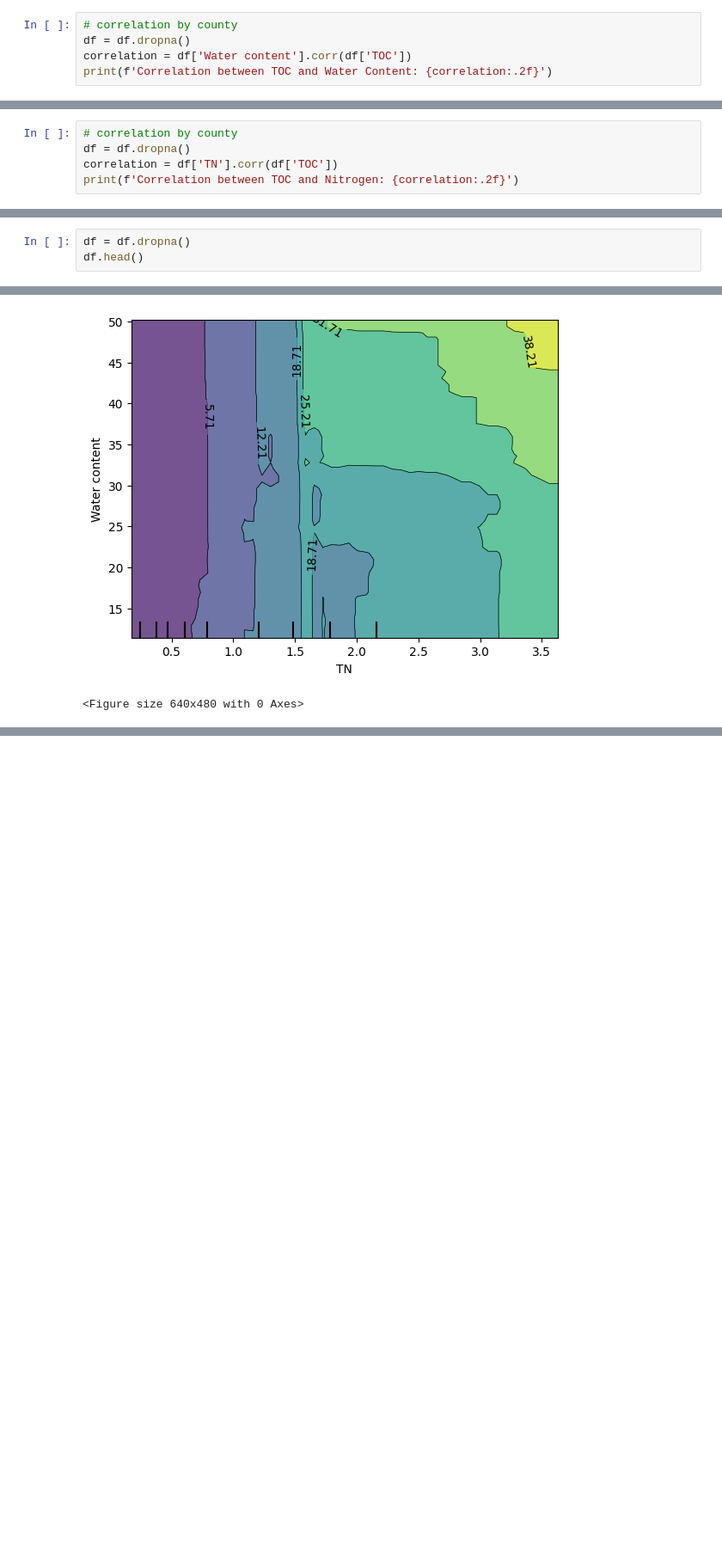
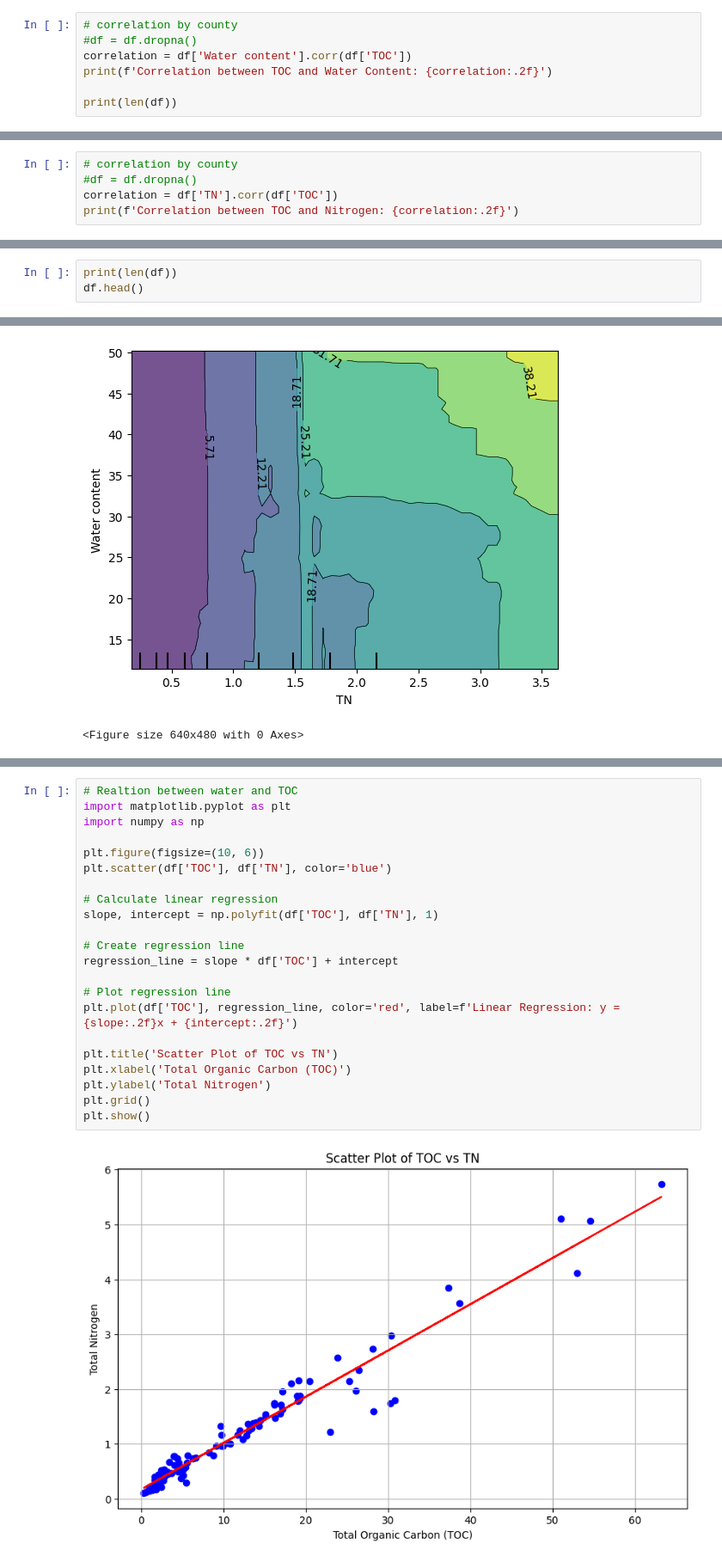
Before and after one commit to ostadsgo/cbm, a Jupyter notebook: DA-Carbon.ipynb, the cells around one changed output, grey strips where cells are left out. Shown at 86% size. Cells and saved outputs as stored; diff of their text form; blank space fills up the shorter version.

```diff
--- a/DA-Carbon.ipynb
+++ b/DA-Carbon.ipynb
@@ -190,7 +193,9 @@ print(f'Correlation between TOC and Water Content: {correlation:.2f}')
 Correlation between TOC and Water Content: 0.90
 # %%
 # correlation by county
-df = df.dropna()
+#df = df.dropna()
 correlation = df['Water content'].corr(df['TOC'])
 print(f'Correlation between TOC and Water Content: {correlation:.2f}')
+
+print(len(df))
 # %% [output]
@@ -198,6 +204,6 @@ Correlation between TOC and Water Content: 0.67
 # %%
 # correlation by county
-df = df.dropna()
+#df = df.dropna()
 correlation = df['TN'].corr(df['TOC'])
 print(f'Correlation between TOC and Nitrogen: {correlation:.2f}')
 # %% [output]
@@ -323,6 +332,6 @@ Summary
     The model is statistically significant, and the coefficient for water content suggests that increases in water content are associated with increases in TOC.
     While the model provides useful insights, the R-squared value indicates that there are likely other factors influencing TOC that are not included in this model. Further analysis may be needed to explore these additional factors.
 # %%
-df = df.dropna()
+print(len(df))
 df.head()
 # %% [output]
@@ -503,0 +523,24 @@ plt.savefig('x.png', dpi=300)
+# %%
+# Realtion between water and TOC
+import matplotlib.pyplot as plt
+import numpy as np
+
+plt.figure(figsize=(10, 6))
+plt.scatter(df['TOC'], df['TN'], color='blue')
+
+# Calculate linear regression
+slope, intercept = np.polyfit(df['TOC'], df['TN'], 1)
+
+# Create regression line
+regression_line = slope * df['TOC'] + intercept
+
+# Plot regression line
+plt.plot(df['TOC'], regression_line, color='red', label=f'Linear Regression: y = {slope:.2f}x + {intercept:.2f}')
+
+plt.title('Scatter Plot of TOC vs TN')
+plt.xlabel('Total Organic Carbon (TOC)')
+plt.ylabel('Total Nitrogen')
+plt.grid()
+plt.show()
+# %% [output]
+[figure, added]
```
Also changed, not shown: parts of 41 cells of this notebook, 2 other files.
